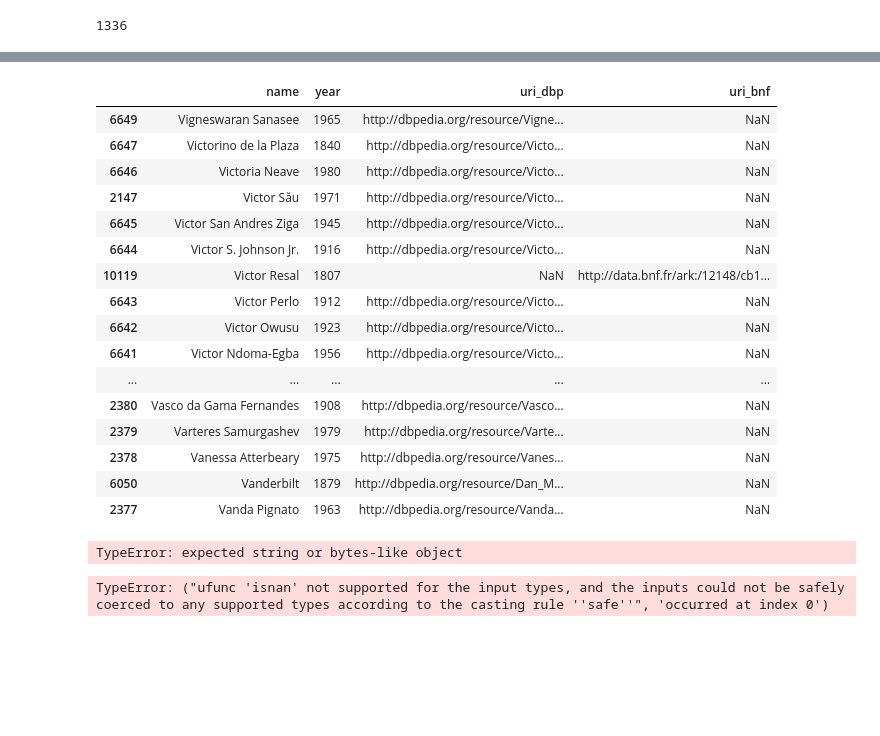
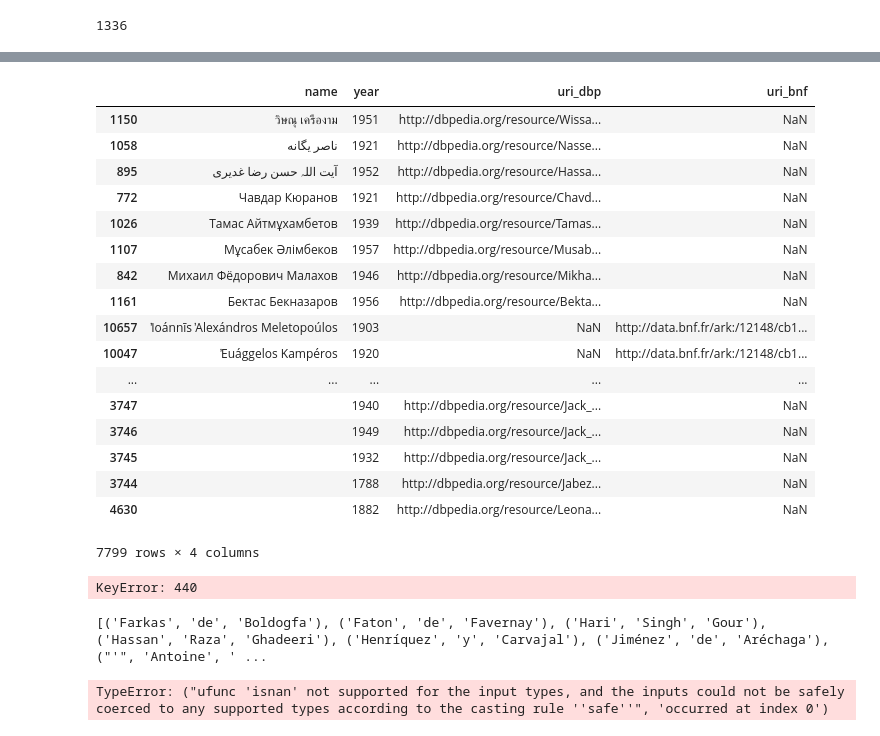
Before and after one commit to Semantic-Data-for-Humanities/Economists_Jurists, a Jupyter notebook: Notebooks/Issues/DBpedia_BnF_Data_URI.ipynb, the cells around one changed output, grey strips where cells are left out. Drawn from its saved outputs; the diff is of its cells as text; code cells hidden in the pictures; blank space fills up the shorter version.

Commit message:
Addition of Wikidata data

```diff
--- a/Notebooks/Issues/DBpedia_BnF_Data_URI.ipynb
+++ b/Notebooks/Issues/DBpedia_BnF_Data_URI.ipynb
@@ -494,37 +611,46 @@ len(filtered_dbp_bnf_test)
 # %%
 # Replace each null value with the value from the other database.
 # Create a column with the fresh values.
 # I used this page: https://kanoki.org/2019/08/17/pandas-coalesce-replace-value-from-another-column/
 # particuliarly, the "Using Numpy" section
 
 result_f_test=filtered_dbp_bnf_test
 result_f_test['name'] = np.where(filtered_dbp_bnf_test['name_bnf'].isnull(),filtered_dbp_bnf_test['name_dbp'],filtered_dbp_bnf_test['name_bnf'])
 result_f_test['name'] = np.where(filtered_dbp_bnf_test['name_dbp'].isnull(),filtered_dbp_bnf_test['name_bnf'],filtered_dbp_bnf_test['name_dbp'])
 result_f_test['year'] = np.where(filtered_dbp_bnf_test['date_dbp'].isnull(),filtered_dbp_bnf_test['year_bnf'],filtered_dbp_bnf_test['date_dbp'])
 result_f_test['year'] = np.where(filtered_dbp_bnf_test['year_bnf'].isnull(),filtered_dbp_bnf_test['date_dbp'],filtered_dbp_bnf_test['year_bnf'])
 
 
 result_f_test=result_f_test.loc[:,['name','year','uri_dbp','uri_bnf']]
 sort_rft=result_f_test.sort_values(by='name', ascending=False)
-sort_rft[700:750]
+sort_rft
 # %% [output]
 |  | name | year | uri_dbp | uri_bnf |
-| 6649 | Vigneswaran Sanasee | 1965 | http://dbpedia.org/resource/Vigne... | NaN |
-| 6647 | Victorino de la Plaza | 1840 | http://dbpedia.org/resource/Victo... | NaN |
-| 6646 | Victoria Neave | 1980 | http://dbpedia.org/resource/Victo... | NaN |
-| 2147 | Victor Său | 1971 | http://dbpedia.org/resource/Victo... | NaN |
-| 6645 | Victor San Andres Ziga | 1945 | http://dbpedia.org/resource/Victo... | NaN |
-| 6644 | Victor S. Johnson Jr. | 1916 | http://dbpedia.org/resource/Victo... | NaN |
-| 10119 | Victor Resal | 1807 | NaN | http://data.bnf.fr/ark:/12148/cb1... |
-| 6643 | Victor Perlo | 1912 | http://dbpedia.org/resource/Victo... | NaN |
-| 6642 | Victor Owusu | 1923 | http://dbpedia.org/resource/Victo... | NaN |
-| 6641 | Victor Ndoma-Egba | 1956 | http://dbpedia.org/resource/Victo... | NaN |
+| 1150 | วิษณุ เครืองาม | 1951 | http://dbpedia.org/resource/Wissa... | NaN |
+| 1058 | ناصر یگانه | 1921 | http://dbpedia.org/resource/Nasse... | NaN |
+| 895 | آیت اللہ حسن رضا غدیری | 1952 | http://dbpedia.org/resource/Hassa... | NaN |
+| 772 | Чавдар Кюранов | 1921 | http://dbpedia.org/resource/Chavd... | NaN |
+| 1026 | Тамас Айтмұхамбетов | 1939 | http://dbpedia.org/resource/Tamas... | NaN |
+| 1107 | Мұсабек Әлімбеков | 1957 | http://dbpedia.org/resource/Musab... | NaN |
+| 842 | Михаил Фёдорович Малахов | 1946 | http://dbpedia.org/resource/Mikha... | NaN |
+| 1161 | Бектас Бекназаров | 1956 | http://dbpedia.org/resource/Bekta... | NaN |
+| 10657 | ̓Ioánnīs ̓Alexándros Meletopoúlos | 1903 | NaN | http://data.bnf.fr/ark:/12148/cb1... |
+| 10047 | ̓Euággelos Kampéros | 1920 | NaN | http://data.bnf.fr/ark:/12148/cb1... |
 | ... | ... | ... | ... | ... |
-| 2380 | Vasco da Gama Fernandes | 1908 | http://dbpedia.org/resource/Vasco... | NaN |
-| 2379 | Varteres Samurgashev | 1979 | http://dbpedia.org/resource/Varte... | NaN |
-| 2378 | Vanessa Atterbeary | 1975 | http://dbpedia.org/resource/Vanes... | NaN |
-| 6050 | Vanderbilt | 1879 | http://dbpedia.org/resource/Dan_M... | NaN |
-| 2377 | Vanda Pignato | 1963 | http://dbpedia.org/resource/Vanda... | NaN |
+| 3747 |  | 1940 | http://dbpedia.org/resource/Jack_... | NaN |
+| 3746 |  | 1949 | http://dbpedia.org/resource/Jack_... | NaN |
+| 3745 |  | 1932 | http://dbpedia.org/resource/Jack_... | NaN |
+| 3744 |  | 1788 | http://dbpedia.org/resource/Jabez... | NaN |
+| 4630 |  | 1882 | http://dbpedia.org/resource/Leona... | NaN |
+7799 rows × 4 columns
+# %%
+length= len(sort_rft)
+sort_rft.loc[1400]=[sort_rft["name"][440],
+                  sort_rft["year"][440],
+                  sort_rft["uri_dbp"][440],
+                  sort_rft["uri_bnf"][440]]
+# %% [output]
+KeyError: 440
 # %%
 # Test to find similarities between the names BnF Data and DBpedia with collocation
 
@@ -533,17 +659,16 @@ from nltk.corpus import stopwords
 stopset = stopwords.words('english')
 stopset = stopwords.words('french')
 stopset = stopwords.words('russian')
-nltk.word_tokenize(result_f_test["name"][0])
 
 result_f_test['tokenized_sents'] = result_f_test.apply(lambda row: nltk.word_tokenize(row['name']), axis=1)
 
 bcf = TrigramCollocationFinder.from_documents(result_f_test['tokenized_sents'])
 filter_stops = lambda w: w in stopset
 bcf.apply_word_filter(filter_stops)
-f= bcf.nbest(TrigramAssocMeasures.likelihood_ratio, 50)
+f= bcf.nbest(TrigramAssocMeasures., 50)
 print(f)
 # %% [output]
-TypeError: expected string or bytes-like object
+[('Farkas', 'de', 'Boldogfa'), ('Faton', 'de', 'Favernay'), ('Hari', 'Singh', 'Gour'), ('Hassan', 'Raza', 'Ghadeeri'), ('Henríquez', 'y', 'Carvajal'), ('Jiménez', 'de', 'Aréchaga'), ("'", 'Antoine', ' ...
 # %%
 # attempt to change the 'NaN' names from DBpedia to name from BnF and the same for the reverse
 # (cf.https://stackoverflow.com/questions/29177498/python-pandas-replace-nan-in-one-column-with-value-from-corresponding-row-of-sec)
```
Also changed, not shown: parts of 27 cells of this notebook.
